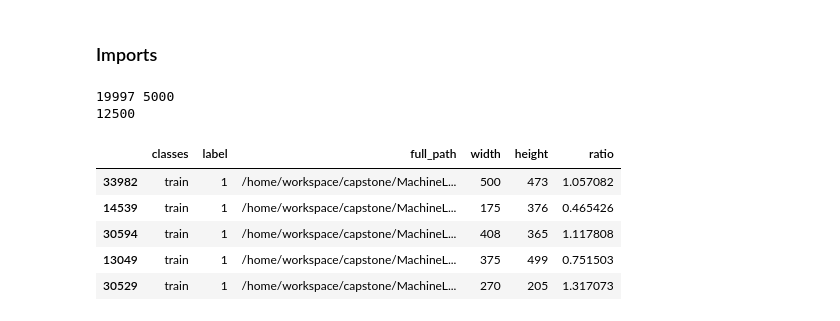
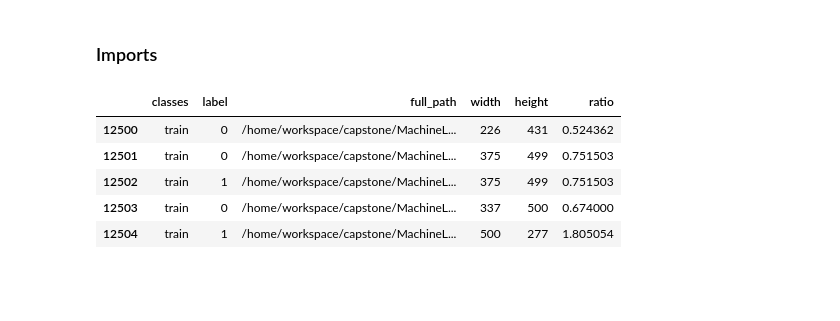
Before and after one commit to honghuanghui/MachineLearningProjects, a Jupyter notebook: cat_or_dog_identifier.ipynb, the cells around one changed output. Cells and saved outputs as stored; diff of their text form; code cells hidden in the pictures; blank space fills up the shorter version.

```diff
--- a/cat_or_dog_identifier.ipynb
+++ b/cat_or_dog_identifier.ipynb
@@ -2,8 +2,10 @@
 ### Imports
 # %%
 import pandas as pd
+import numpy as np
 from sklearn.model_selection import train_test_split
 import os
+%matplotlib inline
 
 # Project path
 cwd = os.getcwd()
@@ -13,21 +15,13 @@ images_data = pd.read_csv(cwd+"/images_data.csv")
 images_data['label'] = images_data['label'].astype(str)
 
 train_data = images_data.loc[images_data['classes']=='train']
-img_test = images_data.loc[images_data['classes']=='test']
-
-# random_state保证每次分割都一样
-img_train, img_valid = train_test_split(train_data, test_size=0.2,random_state = 0)
-print(len(img_train), len(img_valid))
-print(len(img_test))
+test_data = images_data.loc[images_data['classes']=='test']
-# %% [output]
-19997 5000
-12500
 # %%
-img_train.head()
+train_data.head()
 # %% [output]
 |  | classes | label | full_path | width | height | ratio |
-| 33982 | train | 1 | /home/workspace/capstone/MachineL... | 500 | 473 | 1.057082 |
-| 14539 | train | 1 | /home/workspace/capstone/MachineL... | 175 | 376 | 0.465426 |
-| 30594 | train | 1 | /home/workspace/capstone/MachineL... | 408 | 365 | 1.117808 |
-| 13049 | train | 1 | /home/workspace/capstone/MachineL... | 375 | 499 | 0.751503 |
-| 30529 | train | 1 | /home/workspace/capstone/MachineL... | 270 | 205 | 1.317073 |
+| 12500 | train | 0 | /home/workspace/capstone/MachineL... | 226 | 431 | 0.524362 |
+| 12501 | train | 0 | /home/workspace/capstone/MachineL... | 375 | 499 | 0.751503 |
+| 12502 | train | 1 | /home/workspace/capstone/MachineL... | 375 | 499 | 0.751503 |
+| 12503 | train | 0 | /home/workspace/capstone/MachineL... | 337 | 500 | 0.674000 |
+| 12504 | train | 1 | /home/workspace/capstone/MachineL... | 500 | 277 | 1.805054 |
```
Also changed, not shown: parts of 20 cells of this notebook.
